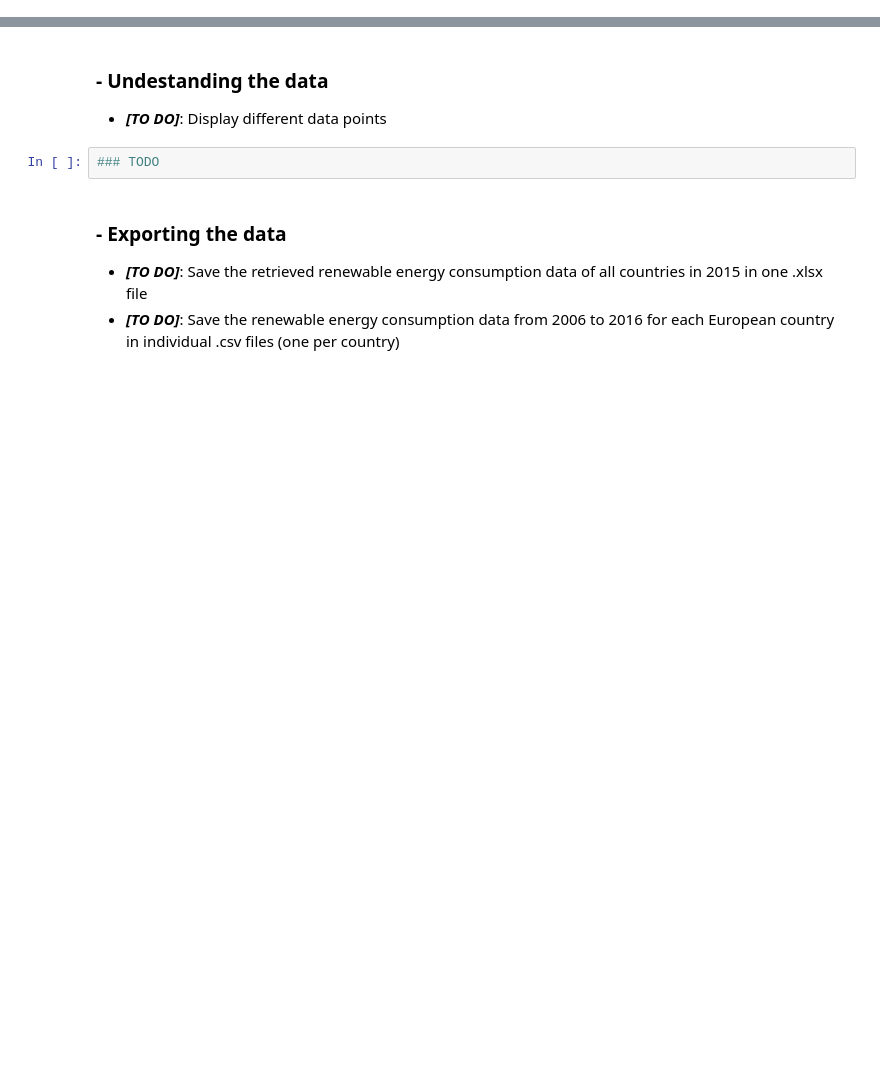
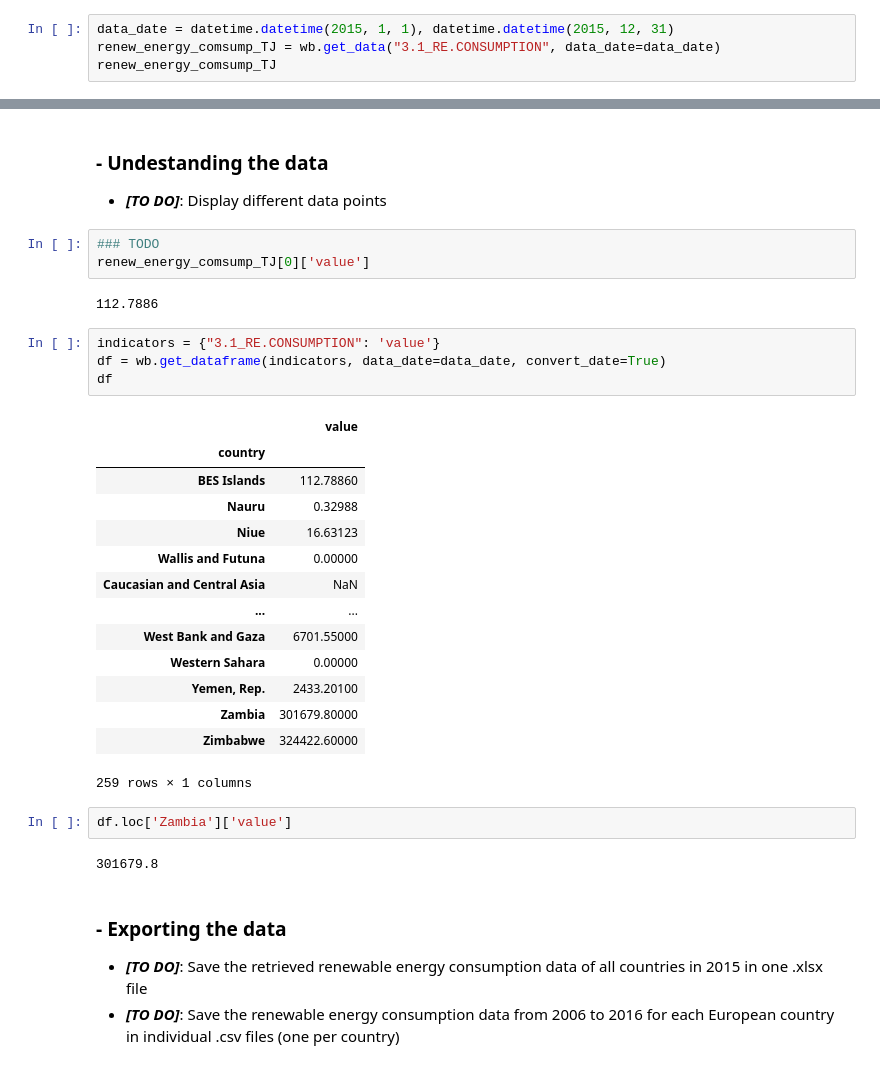
Before and after one commit to UCL-ELEC0136/1-data-acquisition-Yang-Li86, a Jupyter notebook: daps-lab1-data-acquisition.ipynb, the cells around one changed output, grey strips where cells are left out. Saved outputs shown, nothing was run; the diff lists cells and outputs as text; blank space fills up the shorter version.

```diff
--- a/daps-lab1-data-acquisition.ipynb
+++ b/daps-lab1-data-acquisition.ipynb
@@ -349,0 +528,4 @@ JSONDecodeError: Expecting value: line 2 column 9 (char 9)
+# %%
+data_date = datetime.datetime(2015, 1, 1), datetime.datetime(2015, 12, 31)
+renew_energy_comsump_TJ = wb.get_data("3.1_RE.CONSUMPTION", data_date=data_date)
+renew_energy_comsump_TJ
@@ -353,6 +553,32 @@ JSONDecodeError: Expecting value: line 2 column 9 (char 9)
 * **_[TO DO]_**: Display different data points
 # %%
 ### TODO
+renew_energy_comsump_TJ[0]['value']
+# %% [output]
+112.7886
+# %%
+indicators = {"3.1_RE.CONSUMPTION": 'value'}
+df = wb.get_dataframe(indicators, data_date=data_date, convert_date=True)
+df
+# %% [output]
+|  | value |
+| country |  |
+| BES Islands | 112.78860 |
+| Nauru | 0.32988 |
+| Niue | 16.63123 |
+| Wallis and Futuna | 0.00000 |
+| Caucasian and Central Asia | NaN |
+| ... | ... |
+| West Bank and Gaza | 6701.55000 |
+| Western Sahara | 0.00000 |
+| Yemen, Rep. | 2433.20100 |
+| Zambia | 301679.80000 |
+| Zimbabwe | 324422.60000 |
+259 rows × 1 columns
+# %%
+df.loc['Zambia']['value']
+# %% [output]
+301679.8
 # %% [markdown]
 ### - Exporting the data
 
```
Also changed, not shown: parts of 30 cells of this notebook.
